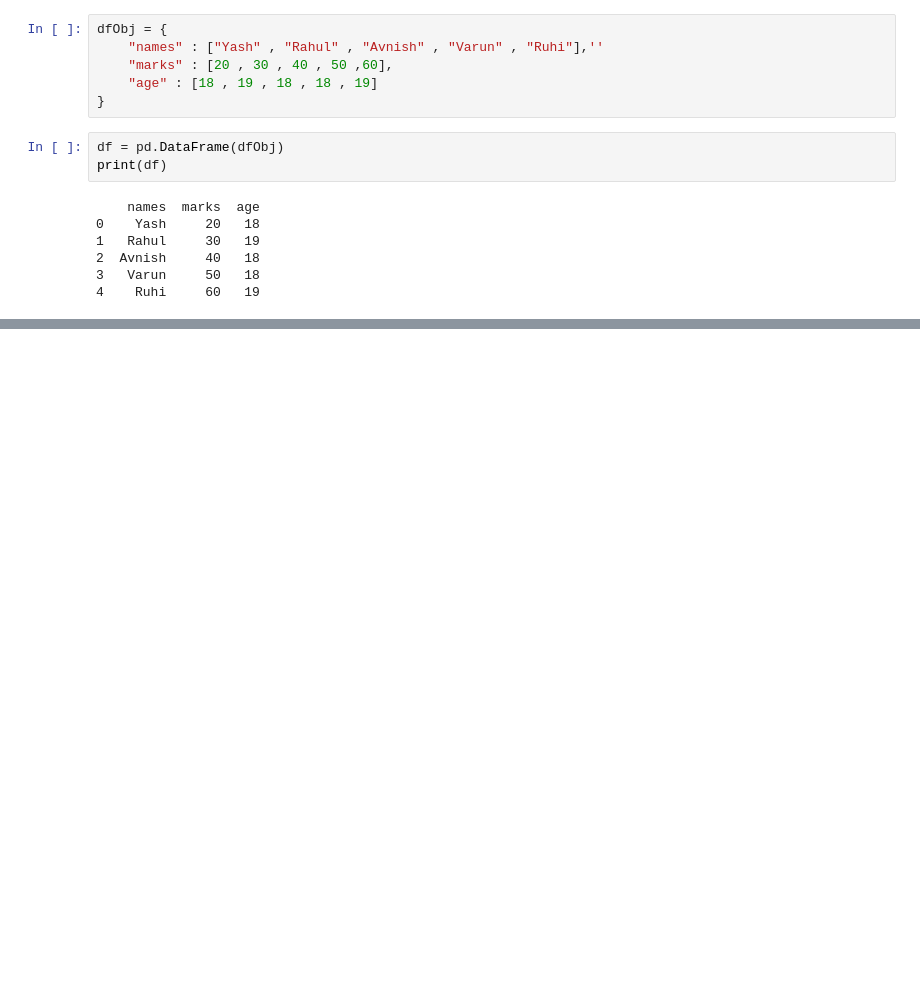
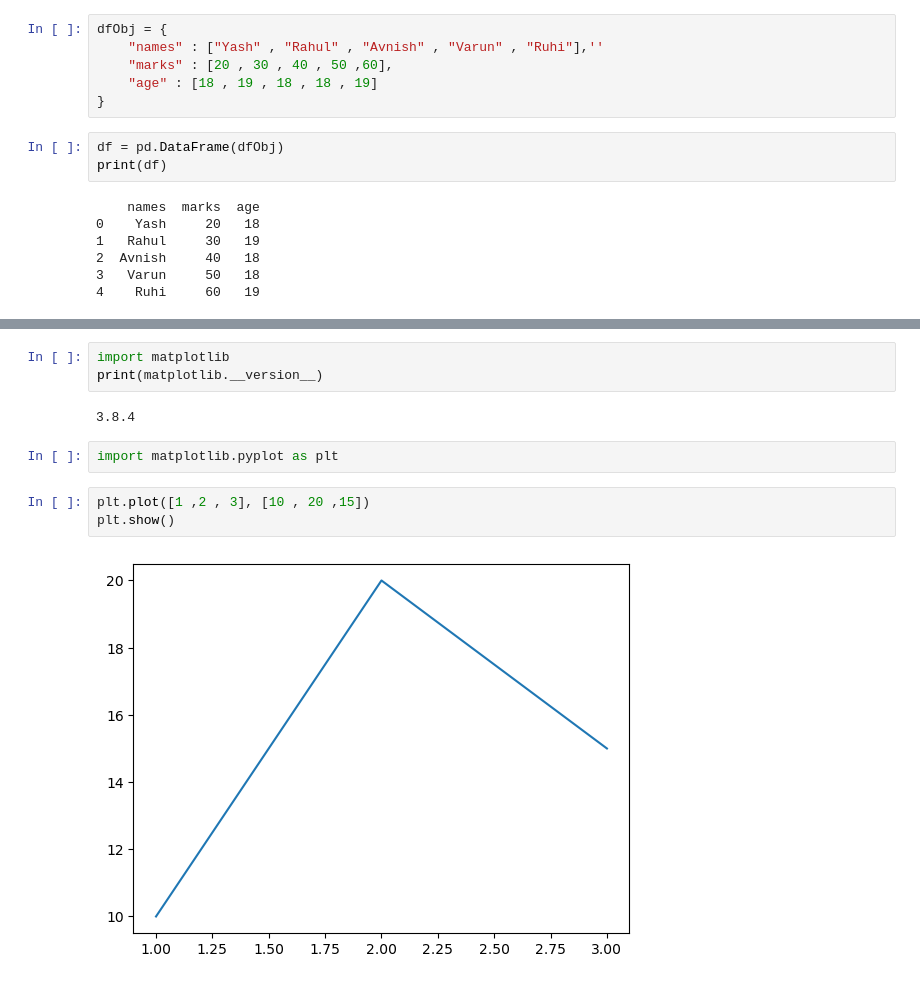
Before and after one commit to yashkumar84/Python-Codes, a Jupyter notebook: pandas.ipynb, the cells around one changed output, grey strips where cells are left out. Saved outputs shown, nothing was run; the diff lists cells and outputs as text; blank space fills up the shorter version.

```diff
--- a/pandas.ipynb
+++ b/pandas.ipynb
@@ -82,0 +307,12 @@ print(df)
+# %%
+import matplotlib
+print(matplotlib.__version__)
+# %% [output]
+3.8.4
+# %%
+import matplotlib.pyplot as plt
+# %%
+plt.plot([1 ,2 , 3], [10 , 20 ,15])
+plt.show()
+# %% [output]
+[figure, added]
```
Also changed, not shown: parts of 31 cells of this notebook, 3 other files.
